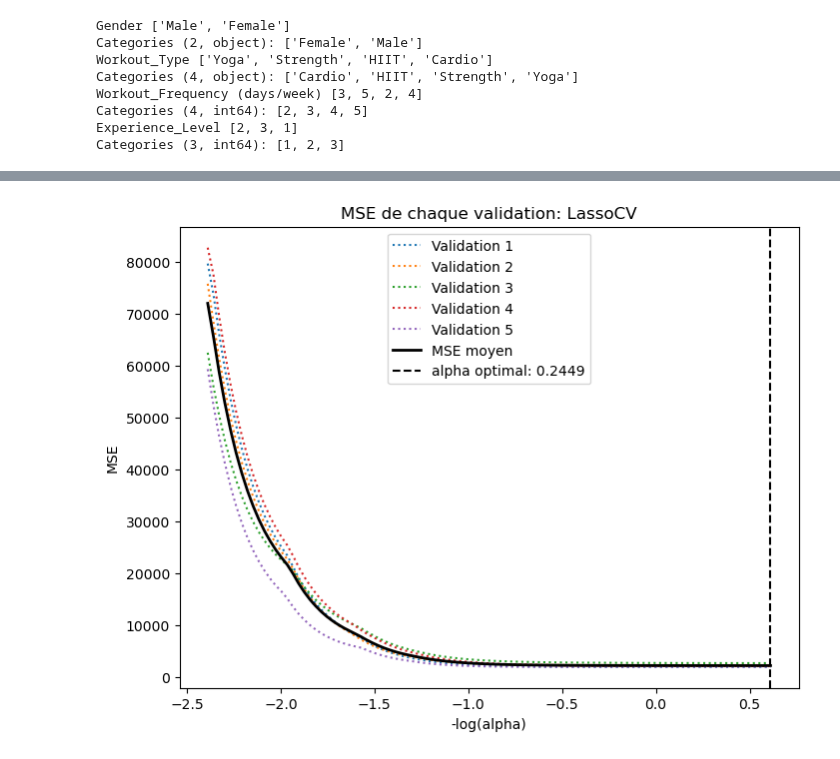
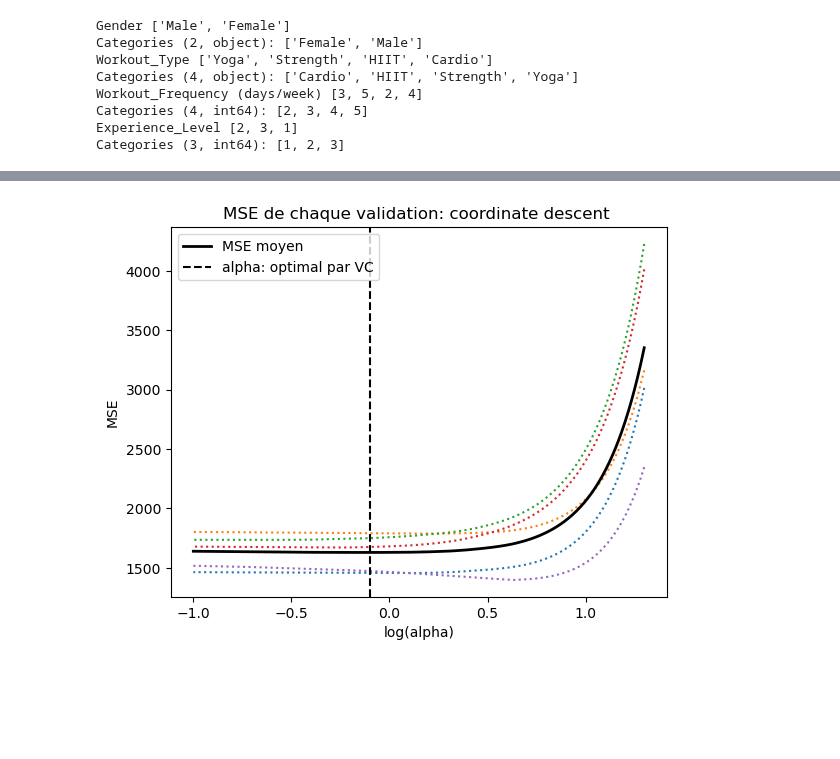
Before and after one commit to Dorianhgn/ProjetML4A, a Jupyter notebook: Calories_Burned/Sara/python.ipynb, the cells around one changed output, grey strips where cells are left out. Drawn from its saved outputs; the diff is of its cells as text; code cells hidden in the pictures; blank space fills up the shorter version.

```diff
--- a/Calories_Burned/Sara/python.ipynb
+++ b/Calories_Burned/Sara/python.ipynb
@@ -71,11 +80,22 @@ print("Data loaded and preprocessed")
 Data loaded and preprocessed
+# %%
+# Create X_train_calories, X_test_calories, y_train_calories, y_test_calories
+
+X_train_calories = pd.get_dummies(gym_train.drop(columns=['Calories_Burned']), drop_first=True)
+#drop calories burned du data set train de variables explicatives et via get.dummies transforme les variables qualitatives en indicatrices
+X_train_calories_scale = pd.get_dummies(gym_train_scale.drop(columns=['Calories_Burned']), drop_first=True)
+#pareil mais en normalisé
+y_train_calories = gym_train['Calories_Burned'] #variable à prédire
+X_test_calories = pd.get_dummies(gym_test.drop(columns=['Calories_Burned']), drop_first=True)   #pareil pour le test
+X_test_calories_scale = pd.get_dummies(gym_test_scale.drop(columns=['Calories_Burned']), drop_first=True) #normalisation pour le test
+y_test_calories = gym_test['Calories_Burned'] #variable à prédire
 # %%
 X_train_calories_numeric = X_train_calories.select_dtypes(include=[np.number])  # sélectionne uniquement les colonnes numériques
 X_test_calories_numeric = X_test_calories.select_dtypes(include=[np.number])  # sélectionne uniquement les colonnes numériques
 
 # Normalisation des données
-X_train_calories_scaled = scaler.fit_transform(X_train_calories_numeric)
-X_test_calories_scaled = scaler.transform(X_test_calories_numeric)
+X_train_calories_scaled = scaler.fit_transform(X_train_calories)
+X_test_calories_scaled = scaler.transform(X_test_calories)
 # %%
 display(gym_train.head().style.background_gradient(cmap='YlGnBu', low=0, high=0, axis=0))
 # display unique values of categorical columns
@@ -230,22 +370,24 @@ Mean Squared Error (MSE) pour Lasso : 2324.6100787410733
 # %%
-# Création du modèle LassoCV
-lasso_cv = LassoCV(cv=5, random_state=42)
-lasso_cv.fit(X_train_calories_scaled, y_train_calories)
+from sklearn.linear_model import LassoCV, LassoLarsCV
+model = LassoCV(cv=5, alphas=np.array(range(1,200,1))/10.,n_jobs=-1,random_state=13).fit(X_train_calories_scaled, y_train_calories)
+m_log_alphas = np.log10(model.alphas_)
 
-# Meilleur alpha trouvé par la validation croisée
-optimal_alpha = lasso_cv.alpha_
-# Tracer les chemins de régularisation
-m_log_alphas = -np.log10(lasso_cv.alphas_)
+plt.figure()
+# ymin, ymax = 2300, 3800
+plt.plot(m_log_alphas, model.mse_path_, ':')
+plt.plot(m_log_alphas, model.mse_path_.mean(axis=-1), 'k',
+         label='MSE moyen', linewidth=2)
+plt.axvline(np.log10(model.alpha_), linestyle='--', color='k',
+            label='alpha: optimal par VC')
 
-plt.figure(figsize=(8, 6))
-plt.plot(m_log_alphas, lasso_cv.mse_path_, ':')
-plt.plot(m_log_alphas, lasso_cv.mse_path_.mean(axis=-1), 'k', label='MSE moyen', linewidth=2)
-plt.axvline(-np.log10(optimal_alpha), linestyle='--', color='k', label=f'alpha optimal: {optimal_alpha:.4f}')
 plt.legend()
-plt.xlabel('-log(alpha)')
+
+plt.xlabel('log(alpha)')
 plt.ylabel('MSE')
-plt.title('MSE de chaque validation: LassoCV')
-plt.legend(['Validation 1', 'Validation 2', 'Validation 3', 'Validation 4', 'Validation 5', 'MSE moyen', f'alpha optimal: {optimal_alpha:.4f}'])
+plt.title('MSE de chaque validation: coordinate descent ')
 plt.show()
+#le courbe noire correspond à la moyennes des 5 autres
+# on decoupe en 5 échantillons d'apprentissage d'ou les 5 courbes
+# Plot the coefficients as a function of -log(alpha)
 # %% [output]
-[figure, old version]
+[figure, new version]
```
Also changed, not shown: parts of 23 cells of this notebook.
